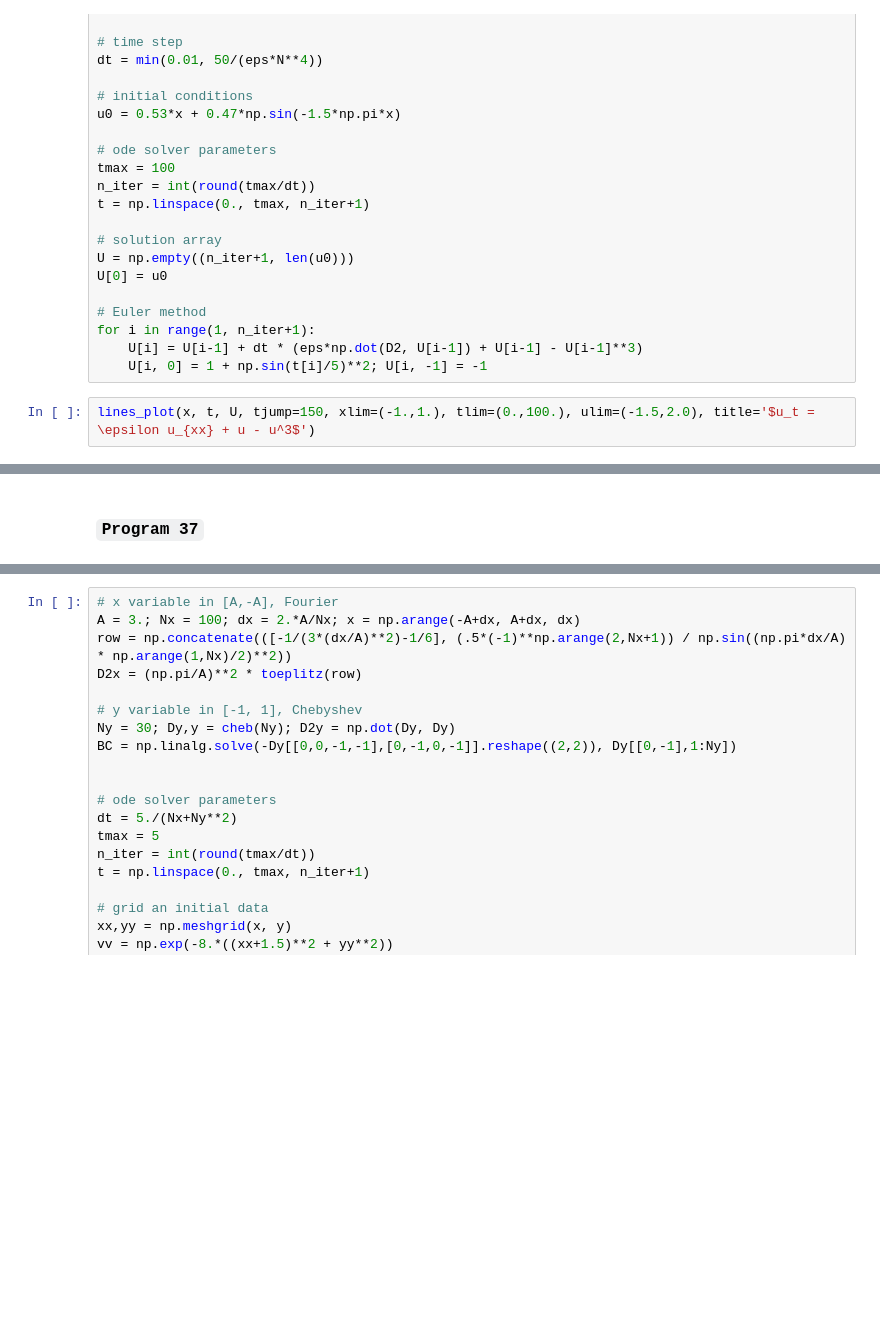
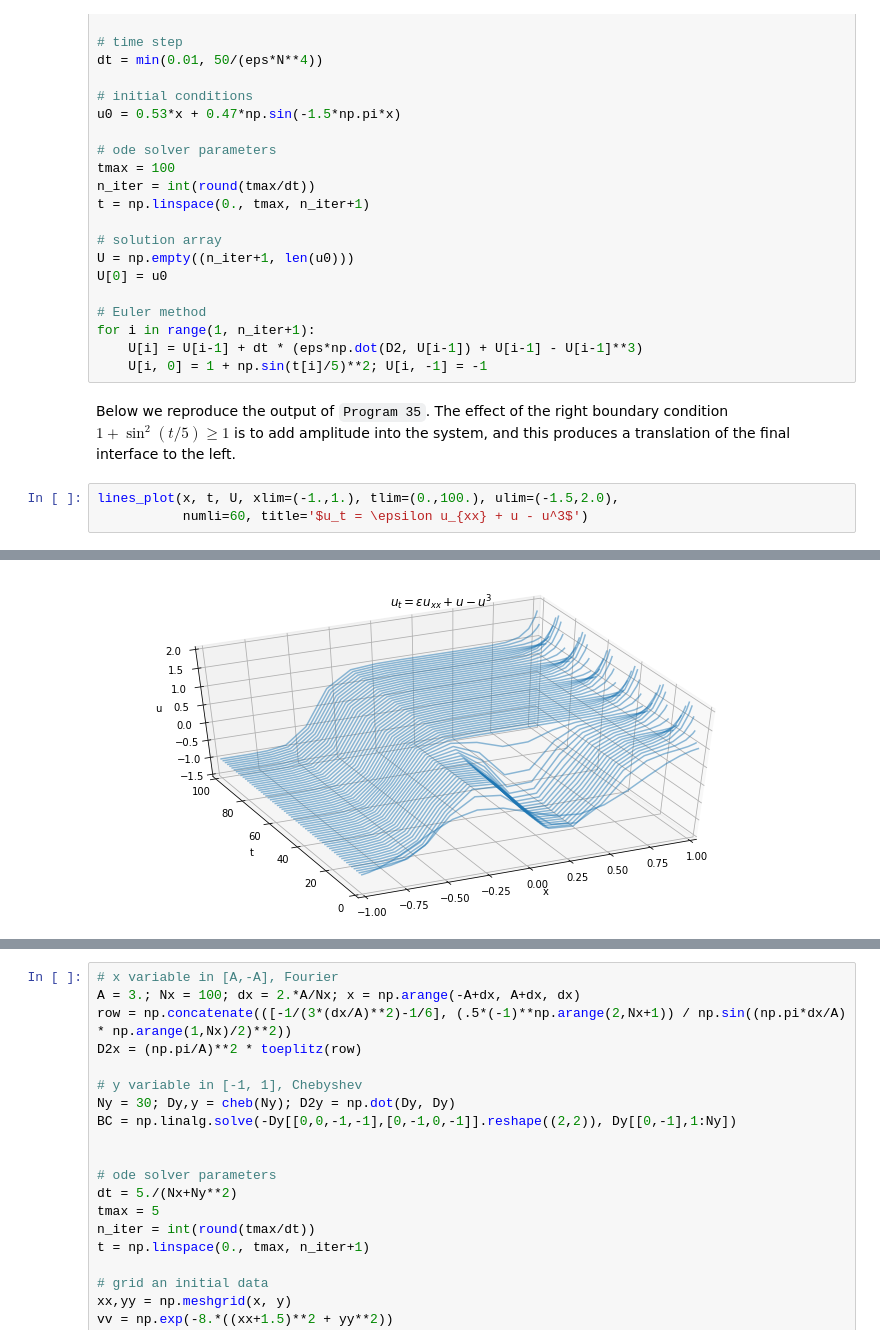
Before and after one commit to mavillan/ACNM, a Jupyter notebook: hw3/hw3.ipynb, the cells around one changed output, grey strips where cells are left out. Saved outputs shown, nothing was run; the diff lists cells and outputs as text; blank space fills up the shorter version.

```diff
--- a/hw3/hw3.ipynb
+++ b/hw3/hw3.ipynb
@@ -233,6 +255,9 @@ U[0] = u0
 for i in range(1, n_iter+1):
     U[i] = U[i-1] + dt * (eps*np.dot(D2, U[i-1]) + U[i-1] - U[i-1]**3)
     U[i, 0] = 1 + np.sin(t[i]/5)**2; U[i, -1] = -1
+# %% [markdown]
+Below we reproduce the output of `Program 35`. The effect of the right boundary condition $1+\sin^2(t/5)\geq 1$ is to add amplitude into the system, and this produces a translation of the final interface to the left.
 # %%
-lines_plot(x, t, U, tjump=150, xlim=(-1.,1.), tlim=(0.,100.), ulim=(-1.5,2.0), title='$u_t = \epsilon u_{xx} + u - u^3$')
+lines_plot(x, t, U, xlim=(-1.,1.), tlim=(0.,100.), ulim=(-1.5,2.0),
+           numli=60, title='$u_t = \epsilon u_{xx} + u - u^3$')
 # %% [output]
@@ -241,2 +264 @@ lines_plot(x, t, U, tjump=150, xlim=(-1.,1.), tlim=(0.,100.), ulim=(-1.5,2.0), t
+[figure, added]
-# %% [markdown]
-### `Program 37`
```
Also changed, not shown: parts of 18 cells of this notebook.
